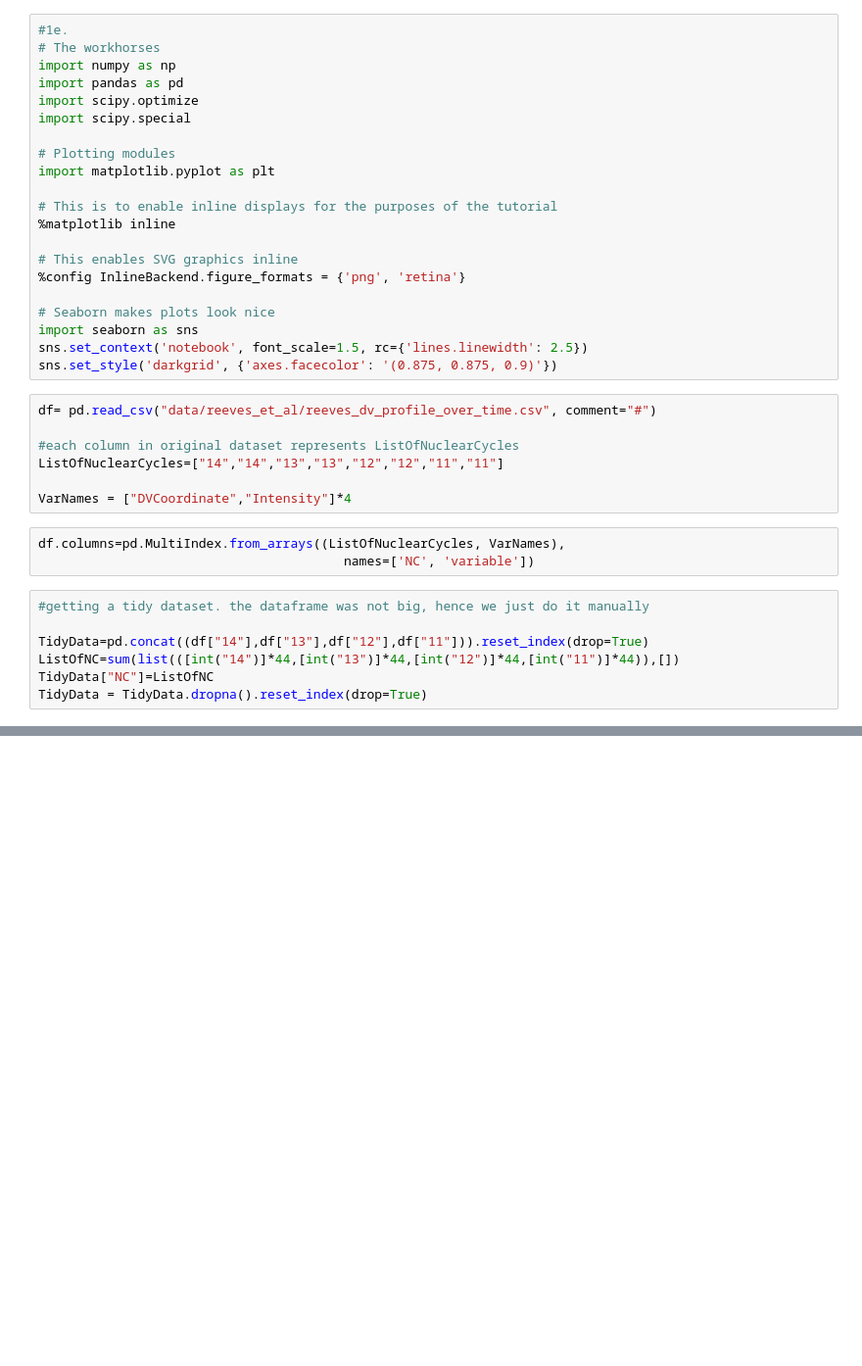
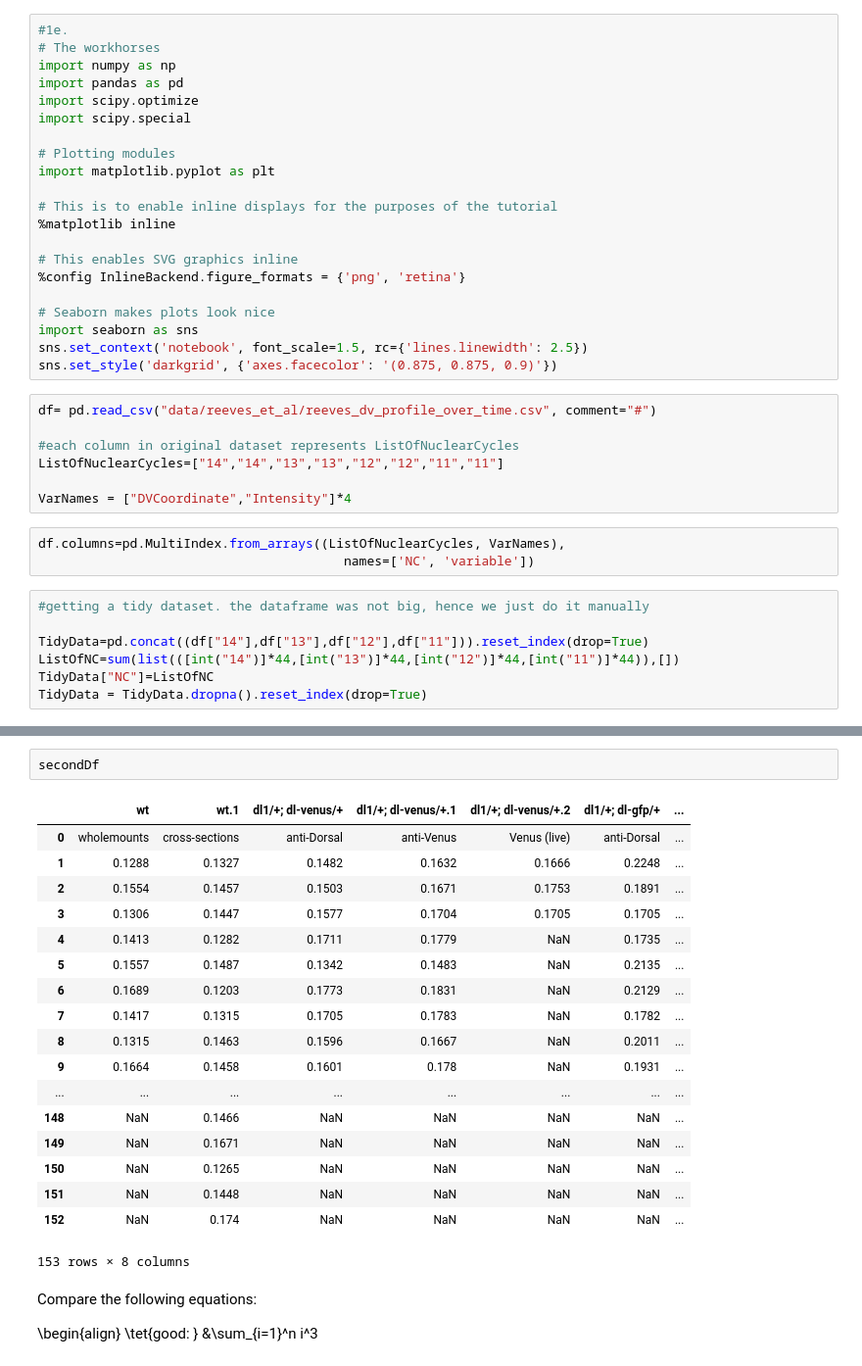
Before and after one commit to shashank-gandhi/DataAnalysisHomeworkRepository, a Jupyter notebook: Homework3/Shashank.ipynb, the cells around one changed output, grey strips where cells are left out. Shown at 98% size. Drawn from its saved outputs; the diff is of its cells as text; blank space fills up the shorter version.

```diff
--- a/Homework3/Shashank.ipynb
+++ b/Homework3/Shashank.ipynb
@@ -59,0 +58,26 @@ TidyData[TidyData["Intensity"]<2*np.min(TidyData["Intensity"])]
+# %%
+secondDf
+# %% [output]
+|  | wt | wt.1 | dl1/+; dl-venus/+ | dl1/+; dl-venus/+.1 | dl1/+; dl-venus/+.2 | dl1/+; dl-gfp/+ | ... |
+| 0 | wholemounts | cross-sections | anti-Dorsal | anti-Venus | Venus (live) | anti-Dorsal | ... |
+| 1 | 0.1288 | 0.1327 | 0.1482 | 0.1632 | 0.1666 | 0.2248 | ... |
+| 2 | 0.1554 | 0.1457 | 0.1503 | 0.1671 | 0.1753 | 0.1891 | ... |
+| 3 | 0.1306 | 0.1447 | 0.1577 | 0.1704 | 0.1705 | 0.1705 | ... |
+| 4 | 0.1413 | 0.1282 | 0.1711 | 0.1779 | NaN | 0.1735 | ... |
+| 5 | 0.1557 | 0.1487 | 0.1342 | 0.1483 | NaN | 0.2135 | ... |
+| 6 | 0.1689 | 0.1203 | 0.1773 | 0.1831 | NaN | 0.2129 | ... |
+| 7 | 0.1417 | 0.1315 | 0.1705 | 0.1783 | NaN | 0.1782 | ... |
+| 8 | 0.1315 | 0.1463 | 0.1596 | 0.1667 | NaN | 0.2011 | ... |
+| 9 | 0.1664 | 0.1458 | 0.1601 | 0.178 | NaN | 0.1931 | ... |
+| ... | ... | ... | ... | ... | ... | ... | ... |
+| 148 | NaN | 0.1466 | NaN | NaN | NaN | NaN | ... |
+| 149 | NaN | 0.1671 | NaN | NaN | NaN | NaN | ... |
+| 150 | NaN | 0.1265 | NaN | NaN | NaN | NaN | ... |
+| 151 | NaN | 0.1448 | NaN | NaN | NaN | NaN | ... |
+| 152 | NaN | 0.174 | NaN | NaN | NaN | NaN | ... |
+153 rows × 8 columns
+# %% [markdown]
+Compare the following equations:
+
+\begin{align}
+\tet{good: } &\sum_{i=1}^n i^3
```
Also changed, not shown: parts of 4 cells of this notebook.
